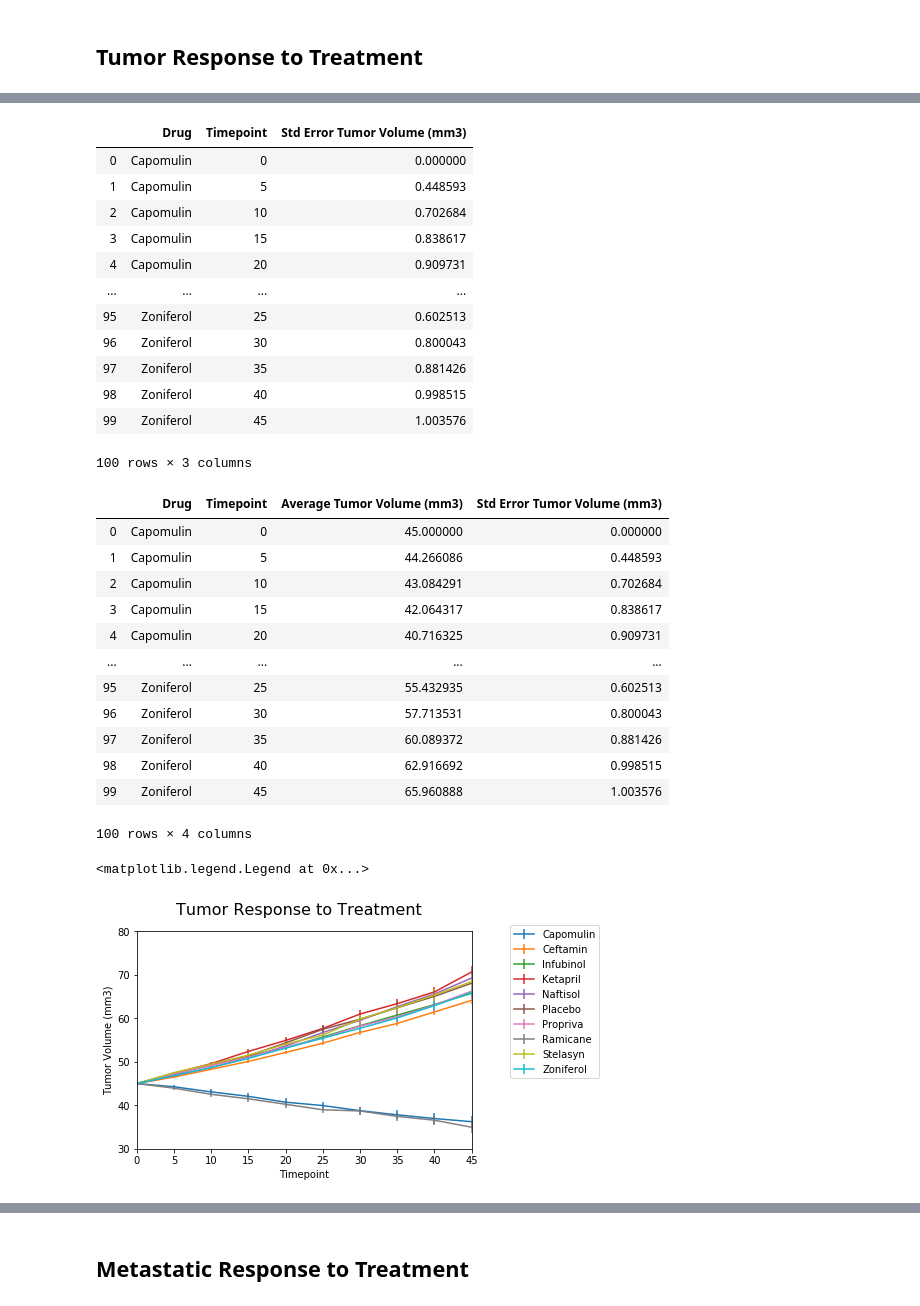
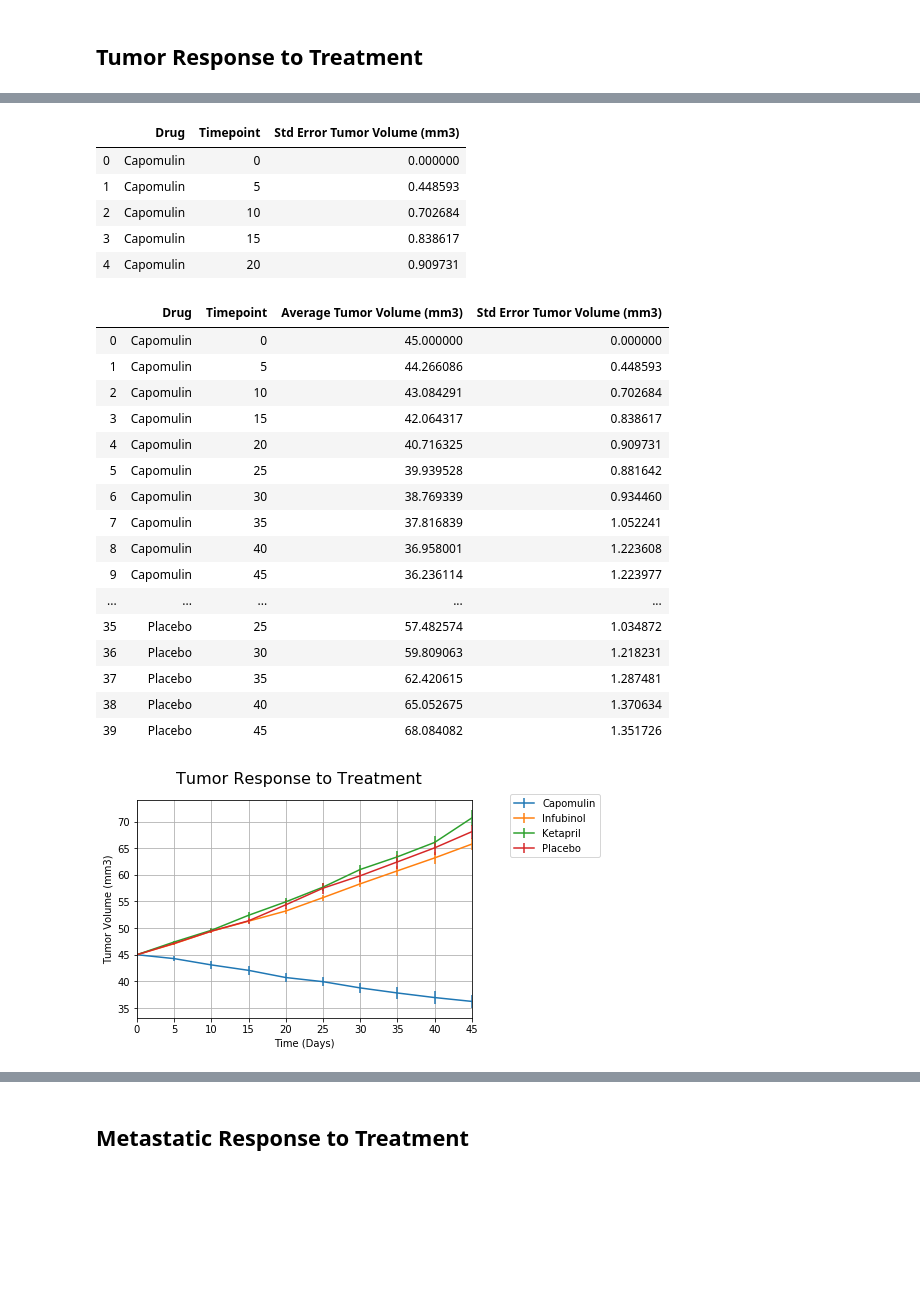
Before and after one commit to magcox5/matplotlib-challenge, a Jupyter notebook: Pymaceuticals/pymaceuticals_starter.ipynb, the cells around one changed output, grey strips where cells are left out. Drawn from its saved outputs; the diff is of its cells as text; code cells hidden in the pictures; blank space fills up the shorter version.

Commit message:
Completed charting

```diff
--- a/Pymaceuticals/pymaceuticals_starter.ipynb
+++ b/Pymaceuticals/pymaceuticals_starter.ipynb
@@ -12,7 +12,7 @@ HTML("<style>.rendered_html th {max-width: 30px;}</style>")
 import warnings
 warnings.filterwarnings('ignore')
 
-# File to Load (Remember to Change These)
+# Load Files
 mouse_drug_data_to_load = "data/mouse_drug_data.csv"
 clinical_trial_data_to_load = "data/clinicaltrial_data.csv"
 
@@ -23,8 +23,12 @@ clinical_trial_data = pd.read_csv(clinical_trial_data_to_load)
 # Combine the data into a single dataset
 drug_trial_complete = pd.merge(clinical_trial_data, mouse_drug_data, how="left", on=["Mouse ID", "Mouse ID"])
 
+# Create a subset of the dataset for 4 drugs
+drug_list = ['Capomulin', 'Infubinol', 'Ketapril', 'Placebo']
+drug_trial_subset = drug_trial_complete.loc[drug_trial_complete['Drug'].isin(drug_list)]
+
 # Display the data table for preview
-drug_trial_complete
+drug_trial_subset
 # %% [output]
 |  | Mouse ID | Timepoint | Tumor Volume (mm3) | Metastatic Sites | Drug |
 | 0 | b128 | 0 | 45.000000 | 0 | Capomulin |
@@ -54,7 +70,7 @@ array(['Capomulin', 'Ketapril', 'Naftisol', 'Infubinol', 'Stelasyn',
 ## Tumor Response to Treatment
 # %%
 # Store the Mean Tumor Volume Data Grouped by Drug and Timepoint
-mean_tumor_volume_data = drug_trial_complete.groupby(["Drug", "Timepoint"], as_index = False).agg(
+mean_tumor_volume_data = drug_trial_subset.groupby(["Drug", "Timepoint"], as_index = False).agg(
     {"Tumor Volume (mm3)": 'mean'}
 )
 # Convert to DataFrame
@@ -78,6 +98,6 @@ mean_tumor_volume_data
 # %%
 # Store the Standard Error of Tumor Volumes Grouped by Drug and Timepoint
-std_error_tumor_volumes_data = drug_trial_complete.groupby(["Drug", "Timepoint"], as_index = False).agg(
+std_error_tumor_volumes_data = drug_trial_subset.groupby(["Drug", "Timepoint"], as_index = False).agg(
     {"Tumor Volume (mm3)": 'sem'}
 )
 # Convert to DataFrame
@@ -123,7 +140,7 @@ mean_tumor_volume_data
 std_error_tumor_volumes_data.rename(columns = {'Tumor Volume (mm3)':'Std Error Tumor Volume (mm3)'}, inplace = True)
 
 # Preview that Reformatting worked
-std_error_tumor_volumes_data
+std_error_tumor_volumes_data.head()
 # %% [output]
 |  | Drug | Timepoint | Std Error Tumor Volume (mm3) |
 | 0 | Capomulin | 0 | 0.000000 |
@@ -131,13 +148,6 @@ std_error_tumor_volumes_data
 | 2 | Capomulin | 10 | 0.702684 |
 | 3 | Capomulin | 15 | 0.838617 |
 | 4 | Capomulin | 20 | 0.909731 |
-| ... | ... | ... | ... |
-| 95 | Zoniferol | 25 | 0.602513 |
-| 96 | Zoniferol | 30 | 0.800043 |
-| 97 | Zoniferol | 35 | 0.881426 |
-| 98 | Zoniferol | 40 | 0.998515 |
-| 99 | Zoniferol | 45 | 1.003576 |
-100 rows × 3 columns
 # %%
 # Combine 2 dataframes into one
 drug_trial_summary = pd.merge(mean_tumor_volume_data, std_error_tumor_volumes_data, how="left",
@@ -151,35 +161,38 @@ drug_trial_summary
 | 2 | Capomulin | 10 | 43.084291 | 0.702684 |
 | 3 | Capomulin | 15 | 42.064317 | 0.838617 |
 | 4 | Capomulin | 20 | 40.716325 | 0.909731 |
+| 5 | Capomulin | 25 | 39.939528 | 0.881642 |
+| 6 | Capomulin | 30 | 38.769339 | 0.934460 |
+| 7 | Capomulin | 35 | 37.816839 | 1.052241 |
+| 8 | Capomulin | 40 | 36.958001 | 1.223608 |
+| 9 | Capomulin | 45 | 36.236114 | 1.223977 |
 | ... | ... | ... | ... | ... |
-| 95 | Zoniferol | 25 | 55.432935 | 0.602513 |
-| 96 | Zoniferol | 30 | 57.713531 | 0.800043 |
-| 97 | Zoniferol | 35 | 60.089372 | 0.881426 |
-| 98 | Zoniferol | 40 | 62.916692 | 0.998515 |
-| 99 | Zoniferol | 45 | 65.960888 | 1.003576 |
+| 35 | Placebo | 25 | 57.482574 | 1.034872 |
+| 36 | Placebo | 30 | 59.809063 | 1.218231 |
+| 37 | Placebo | 35 | 62.420615 | 1.287481 |
+| 38 | Placebo | 40 | 65.052675 | 1.370634 |
+| 39 | Placebo | 45 | 68.084082 | 1.351726 |
-100 rows × 4 columns
 # %%
 # Helped by stackoverflow "Plotting errorbar with mean and std after grouping"
 # %%
 # Generate the Plot (with Error Bars)
 # Setting up the plot
 x_axis = np.arange(0, 45, 5)
-y_axis = np.arange(30, 80, 5)
+
 
 fig, ax = plt.subplots()
 ax.set_xlim(-1, 46)
-ax.set_ylim(30, 80)
 
+
+for key, group in drug_trial_summary.groupby('Drug'):
+    group.plot('Timepoint', 'Average Tumor Volume (mm3)', yerr='Std Error Tumor Volume (mm3)', label=key, ax=ax)
+ax.legend(bbox_to_anchor=(1.1, 1.05))
+plt.grid(True)
 ax.set_xlabel("Time (Days)")
 ax.set_ylabel("Tumor Volume (mm3)")
 fig.suptitle('Tumor Response to Treatment', fontsize=16)
 
-for key, group in drug_trial_summary.groupby('Drug'):
-    group.plot('Timepoint', 'Average Tumor Volume (mm3)', yerr='Std Error Tumor Volume (mm3)', label=key, ax=ax)   # 2
-ax.legend(bbox_to_anchor=(1.1, 1.05))
-
-
 # Save the Figure
+plt.savefig('tumor_reponse_to_treatment.png',bbox_inches='tight')
 # %% [output]
-<matplotlib.legend.Legend at 0x...>
-[figure, old version]
+[figure, new version]
```
Also changed, not shown: parts of 21 cells of this notebook.
